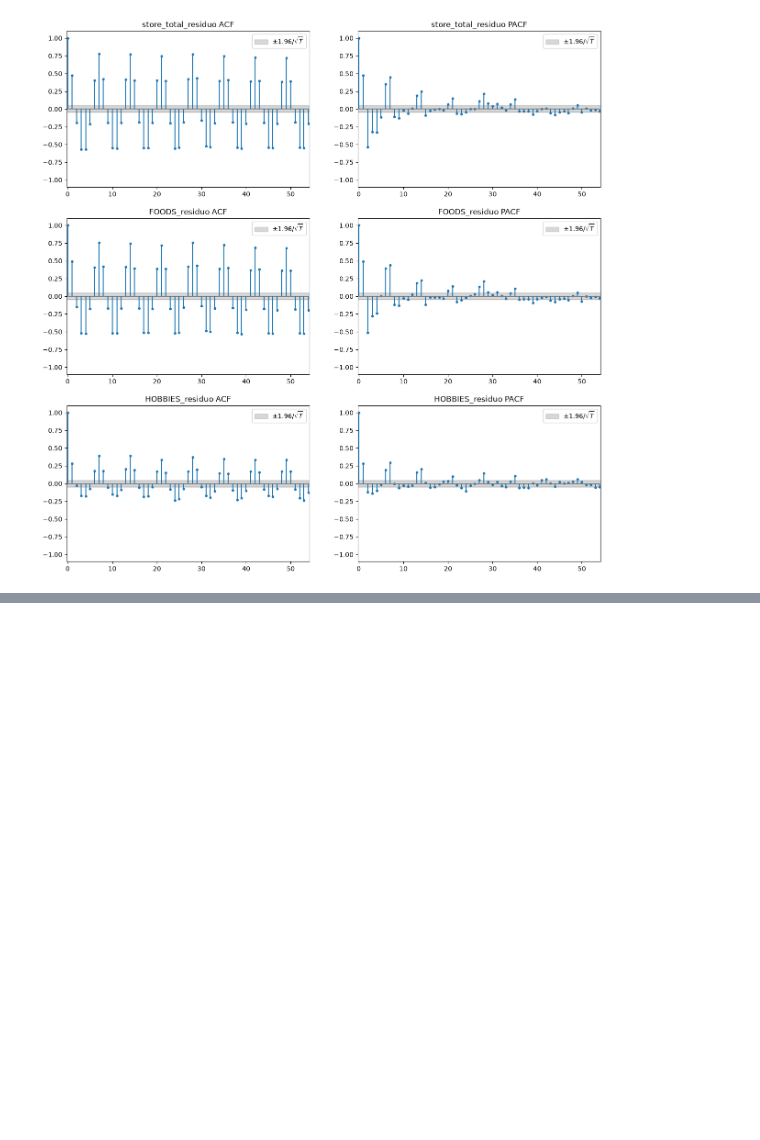
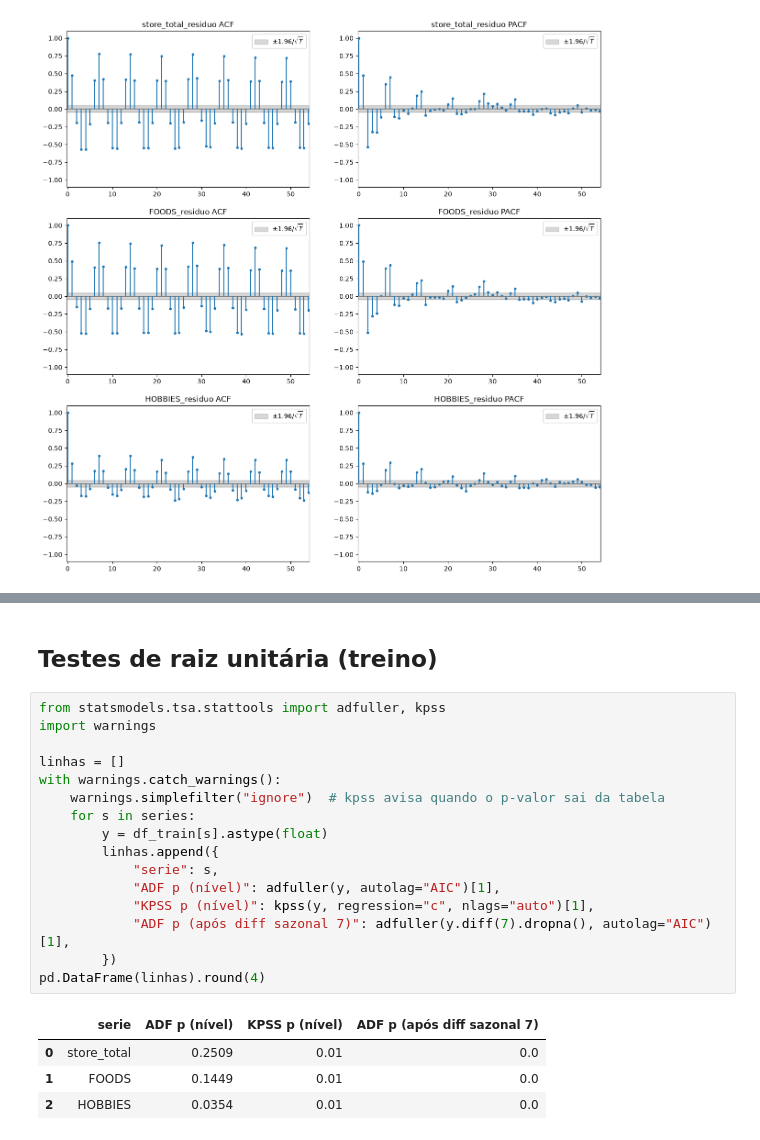
Before and after one commit to JaimeWillianCarneiro/Series-Temporais-G5, a Jupyter notebook: src/entrega_1/01_diagnostico_visual.ipynb, the cells around one changed output, grey strips where cells are left out. Saved outputs shown, nothing was run; the diff lists cells and outputs as text; blank space fills up the shorter version.

```diff
--- a/src/entrega_1/01_diagnostico_visual.ipynb
+++ b/src/entrega_1/01_diagnostico_visual.ipynb
@@ -380,0 +423,23 @@ plot_acf_pacf(lags, acfs_HOBBIES_residuo, banda_acf, pacfs_HOBBIES_residuo, band
+# %% [markdown]
+## Testes de raiz unitária (treino)
+# %%
+from statsmodels.tsa.stattools import adfuller, kpss
+import warnings
+
+linhas = []
+with warnings.catch_warnings():
+    warnings.simplefilter("ignore")  # kpss avisa quando o p-valor sai da tabela
+    for s in series:
+        y = df_train[s].astype(float)
+        linhas.append({
+            "serie": s,
+            "ADF p (nível)": adfuller(y, autolag="AIC")[1],
+            "KPSS p (nível)": kpss(y, regression="c", nlags="auto")[1],
+            "ADF p (após diff sazonal 7)": adfuller(y.diff(7).dropna(), autolag="AIC")[1],
+        })
+pd.DataFrame(linhas).round(4)
+# %% [output]
+|  | serie | ADF p (nível) | KPSS p (nível) | ADF p (após diff sazonal 7) |
+| 0 | store_total | 0.2509 | 0.01 | 0.0 |
+| 1 | FOODS | 0.1449 | 0.01 | 0.0 |
+| 2 | HOBBIES | 0.0354 | 0.01 | 0.0 |
```
Also changed, not shown: parts of 17 cells of this notebook, 6 other files.
